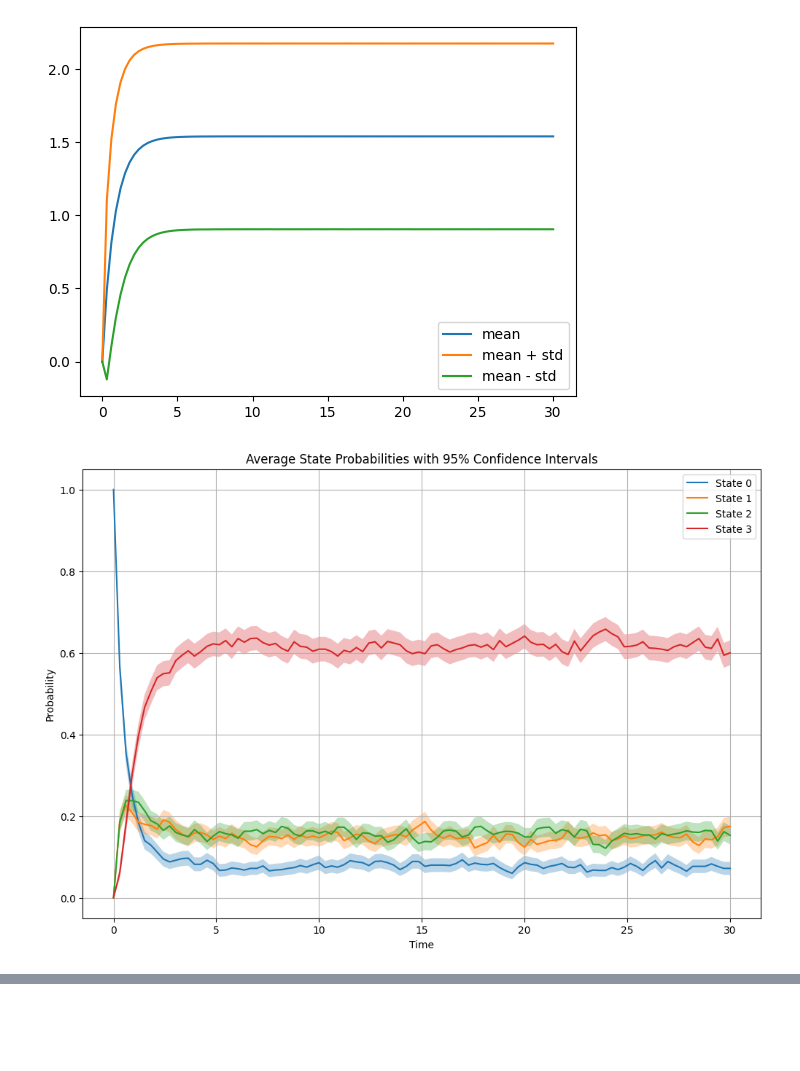
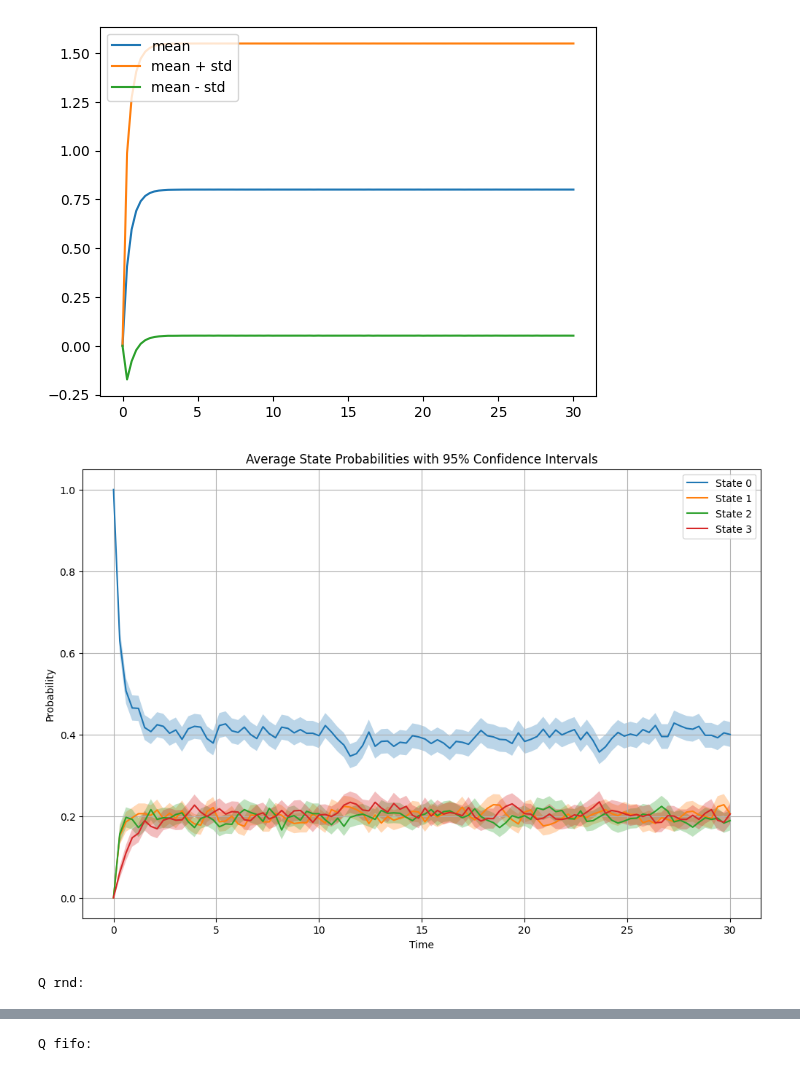
Before and after one commit to giamberinigiulia/SPE_Project, a Jupyter notebook: models/CTMC.ipynb, the cells around one changed output, grey strips where cells are left out. Cells and saved outputs as stored; diff of their text form; code cells hidden in the pictures; blank space fills up the shorter version.

Commit message:
Refactoring Q to Q_rnd and Q1 to Q_fifo. Separeted MFPT plot

```diff
--- a/models/CTMC.ipynb
+++ b/models/CTMC.ipynb
@@ -159,10 +161,10 @@ def plot_usage(Q, Q1, client_number, client_number_1, initial_state, t_max):
     plt.title('Waiting users over time: rnd vs FIFO')
     plt.show()
 # %%
-def plot_throughput(Q, Q1, initial_state, t_max, mu):
-  t_points_forward, probabilities_forward = compute_forward_equations(Q, initial_state, t_max)
+def plot_throughput(Q_rnd, Q_fifo, initial_state, t_max, mu):
+  t_points_forward, probabilities_forward = compute_forward_equations(Q_rnd, initial_state, t_max)
   plt.plot(t_points_forward, mu*(1-probabilities_forward[:,0]), label='Forward Eq. rnd')
-  t_points_forward, probabilities_forward = compute_forward_equations(Q1, initial_state, t_max)
+  t_points_forward, probabilities_forward = compute_forward_equations(Q_fifo, initial_state, t_max)
   plt.plot(t_points_forward, mu*(1-probabilities_forward[:,0]), label='Forward Eq. FIFO')
   plt.xlabel('Time')
   plt.ylabel('Throughput')
@@ -212,27 +214,20 @@ def add_assorbing_state(Q, j):
 
   return Q_as
 # %%
-def plot_mean_first_passage_time(Q, Q1, initial_state, j_state, t_max):
+def plot_mean_first_passage_time(Q, initial_state, j_state, t_max):
   Q_as = add_assorbing_state(Q, j_state)
   t_points_forward, probabilities_forward = compute_forward_equations(Q_as, initial_state, t_max)
 
-  plt.plot(t_points_forward, np.sum(probabilities_forward[:, -1:], axis=1),label='Forward Eq. rnd')
-
-  Q_as1 = add_assorbing_state(Q1, j_state)
-  t_points_forward, probabilities_forward = compute_forward_equations(Q_as1, initial_state, t_max)
-
-  plt.plot(t_points_forward, np.sum(probabilities_forward[:, -1:], axis=1),label='Forward Eq. FIFO')
-
+  plt.plot(t_points_forward, np.sum(probabilities_forward[:, -1:], axis=1))
   plt.xlabel('Time')
   plt.ylabel('MFPT')
-  plt.title('MFPT (from s'+ str(initial_state) + ' to s' + str(j_state) + '): rnd vs FIFO')
-  plt.legend()
+  plt.title('MFPT from s'+ str(initial_state) + ' to s' + str(j_state))
   plt.show()
 # %%
 enter_rate = 1
-serving_rate = 0.5
+serving_rate = 2
 
-Q = np.array([
+Q_rnd = np.array([
     [-(2*enter_rate), enter_rate, enter_rate, 0.0],
     [serving_rate, -(serving_rate + enter_rate), 0.0, enter_rate],
     [serving_rate, 0.0, -(serving_rate + enter_rate), enter_rate],
@@ -241,7 +236,7 @@ Q = np.array([
 
 client_number = [0, 1, 1, 2]
 
-Q1 = np.array([
+Q_fifo = np.array([
     [-(2*enter_rate), enter_rate, enter_rate, 0.0, 0.0],
     [serving_rate, -(serving_rate + enter_rate), 0.0, enter_rate, 0.0],
     [serving_rate, 0.0, -(serving_rate + enter_rate), 0.0, enter_rate],
@@ -253,12 +248,15 @@ client_number_1 = [0, 1, 1, 2, 2]
 
 initial_state = 0
 t_max = 30
-j_state = 0
+j_state_rnd = 1
+j_state_fifo = 1
 
-
-plot_usage(Q, Q1, client_number, client_number_1, initial_state, t_max)
-plot_throughput(Q, Q1, initial_state, t_max, serving_rate)
-plot_std(Q, client_number, initial_state, t_max)
-plot_confidence_intervals(Q, initial_state, t_max, 1000)
-plot_mean_first_passage_time(Q, Q1, initial_state, j_state, t_max)
+plot_usage(Q_rnd, Q_fifo, client_number, client_number_1, initial_state, t_max)
+plot_throughput(Q_rnd, Q_fifo, initial_state, t_max, serving_rate)
+plot_std(Q_rnd, client_number, initial_state, t_max)
+plot_confidence_intervals(Q_rnd, initial_state, t_max, 1000)
+print('\nQ rnd:')
+plot_mean_first_passage_time(Q_rnd, initial_state, j_state_rnd, t_max)
+print('\nQ fifo:')
+plot_mean_first_passage_time(Q_fifo, initial_state, j_state_fifo, t_max)
 # %% [output]
@@ -268,2 +266,3 @@ plot_mean_first_passage_time(Q, Q1, initial_state, j_state, t_max)
-[figure, old version]
+[figure, new version]
-[figure, old version]
+[figure, new version]
+Q rnd:
@@ -270,0 +270 @@ plot_mean_first_passage_time(Q, Q1, initial_state, j_state, t_max)
+Q fifo:
```
Also changed, not shown: parts of 3 cells of this notebook.
